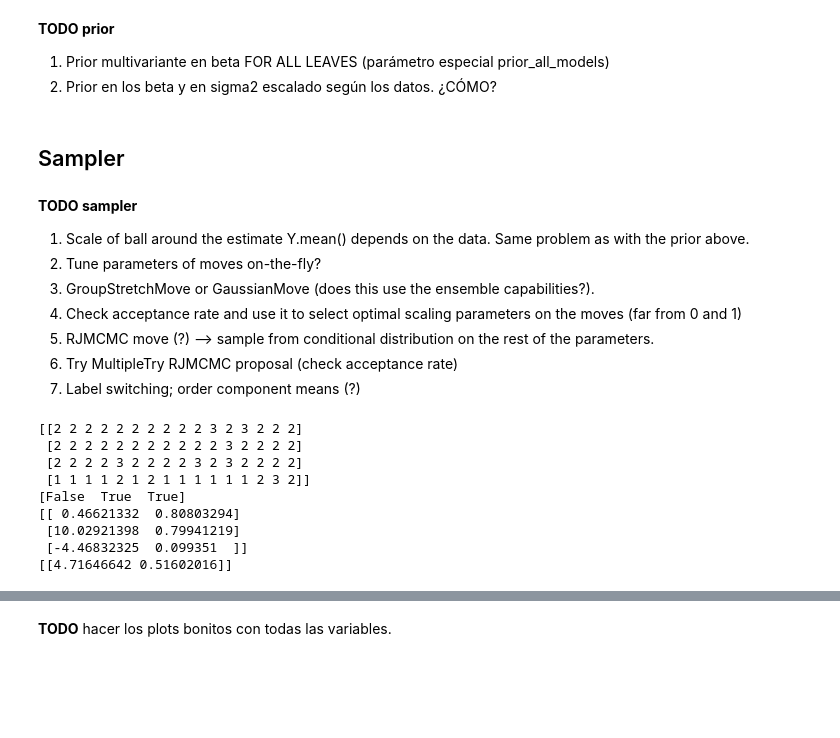
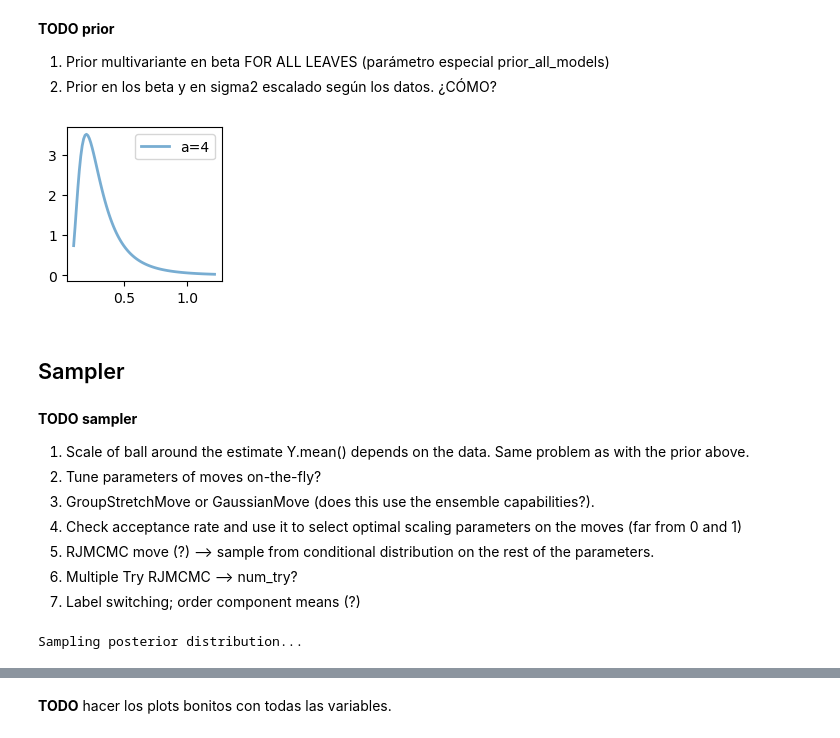
Before and after one commit to antcc/rk-bfr-jump, a Jupyter notebook: linear_regression.ipynb, the cells around one changed output, grey strips where cells are left out. Saved outputs shown, nothing was run; the diff lists cells and outputs as text; code cells hidden in the pictures; blank space fills up the shorter version.

```diff
--- a/linear_regression.ipynb
+++ b/linear_regression.ipynb
@@ -136,6 +137,16 @@ def log_likelihood_vectorize(theta, t, X, y):
 
 1. Prior multivariante en beta FOR ALL LEAVES (parámetro especial prior_all_models)
 2. Prior en los beta y en sigma2 escalado según los datos. ¿CÓMO?
+# %%
+aa=4
+plt.figure(figsize=(2, 2))
+x = np.linspace(invgamma.ppf(0.01, aa),
+                invgamma.ppf(0.99, aa), 100)
+plt.plot(x, invgamma.pdf(x, aa),
+        lw=2, alpha=0.6, label=f"a={aa}")
+_ = plt.legend()
+# %% [output]
+[figure, added]
 # %%
 class flat_dist():
     def logpdf(self, x):
@@ -164,7 +175,7 @@ priors = {
 3. GroupStretchMove or GaussianMove (does this use the ensemble capabilities?).
 4. Check acceptance rate and use it to select optimal scaling parameters on the moves (far from 0 and 1)
 5. RJMCMC move (?) --> sample from conditional distribution on the rest of the parameters.
-6. Try MultipleTry RJMCMC proposal (check acceptance rate)
+6. Multiple Try RJMCMC --> num_try?
 7. Label switching; order component means (?)
 # %%
 # set up chain parameters
@@ -199,30 +213,41 @@ inds["common"] = np.ones((ntemps, nwalkers, nleaves_max[1]), dtype=bool)
 # %%
 # number of steps
-nsteps = 1000
+nsteps = 500
+thin_by = 2
+burn = 500
 
 # number of cores
-njobs = 4
+njobs = 8
+
+# moves
+factor = 0.0001
+cov = {branch: np.diag(np.ones(ndims[branch])) * factor for branch in branch_names}
+move_gaussian = GaussianMove(cov)
+
+move_stretch = StretchMove()
 
 # rj moves
-rjmoveMT = MTDistGenMoveRJ(
-    {"components": ProbDistContainer(priors["components"])},
-    nleaves_max={branch: value for branch, value in zip(branch_names, nleaves_max)},
-    nleaves_min={branch: value for branch, value in zip(branch_names, nleaves_min)},
-    gibbs_sampling_setup="components", # only perform RJ on the components
-    num_try=2,
+num_try = 2
+rjmoveMT = MTDistGenMoveRJ(  # multiple-try distgen from prior
+    {"components": priors["components"]},
+    nleaves_max={branch: value for branch, value in zip(branch_names, nleaves_max.values())},
+    nleaves_min={branch: value for branch, value in zip(branch_names, nleaves_min.values())},
+    gibbs_sampling_setup="components",  # only perform RJ on the components
+    num_try=num_try,
     rj=True,
 )
 
-rjmove = DistributionGenerateRJ(
-    {"components": ProbDistContainer(priors["components"])},
-    nleaves_max={branch: value for branch, value in zip(branch_names, nleaves_max)},
-    nleaves_min={branch: value for branch, value in zip(branch_names, nleaves_min)},
+rjmove = DistributionGenerateRJ(  # distgen from prior
+    {"components": priors["components"]},
+    nleaves_max={branch: value for branch, value in zip(branch_names, nleaves_max.values())},
+    nleaves_min={branch: value for branch, value in zip(branch_names, nleaves_min.values())},
     gibbs_sampling_setup="components",  # only perform RJ on the components
 )
 
-# set random seed
+# re-set random seed for reproducible sampling
 np.random.seed(42)
 
+# sample
 with Pool(njobs) as pool:
     ensemble = EnsembleSampler(
         nwalkers,
@@ -236,27 +261,17 @@ with Pool(njobs) as pool:
         branch_names=branch_names,
         nleaves_max=nleaves_max,
         nleaves_min=nleaves_min,
-        moves=StretchMove(),
-        rj_moves=rjmoveMT,  # basic generation of new leaves from the prior
+        moves=move_stretch,
+        rj_moves=rjmoveMT,
     )
 
     # setup starting state
     state = State(coords, inds=inds)
 
     # run the sampler
-    last_sample = ensemble.run_mcmc(state, nsteps, burn=0, progress=True, thin_by=1)
+    print("Sampling posterior distribution...")
+    last_sample = ensemble.run_mcmc(
+        state, nsteps, burn=burn, progress=True, thin_by=thin_by
+    )
+# %% [output]
+Sampling posterior distribution...
-# %%
-print(last_sample.branches["components"].nleaves)
-print(last_sample.branches["components"].inds[0, 0, :])
-print(last_sample.branches_coords["components"][0,0, :])
-print(last_sample.branches_coords["common"][0,0, :])
-# %% [output]
-[[2 2 2 2 2 2 2 2 2 2 3 2 3 2 2 2]
- [2 2 2 2 2 2 2 2 2 2 2 3 2 2 2 2]
- [2 2 2 2 3 2 2 2 2 3 2 3 2 2 2 2]
- [1 1 1 1 2 1 2 1 1 1 1 1 1 2 3 2]]
-[False  True  True]
-[[ 0.46621332  0.80803294]
- [10.02921398  0.79941219]
- [-4.46832325  0.099351  ]]
-[[4.71646642 0.51602016]]
```
Also changed, not shown: parts of 11 cells of this notebook.
